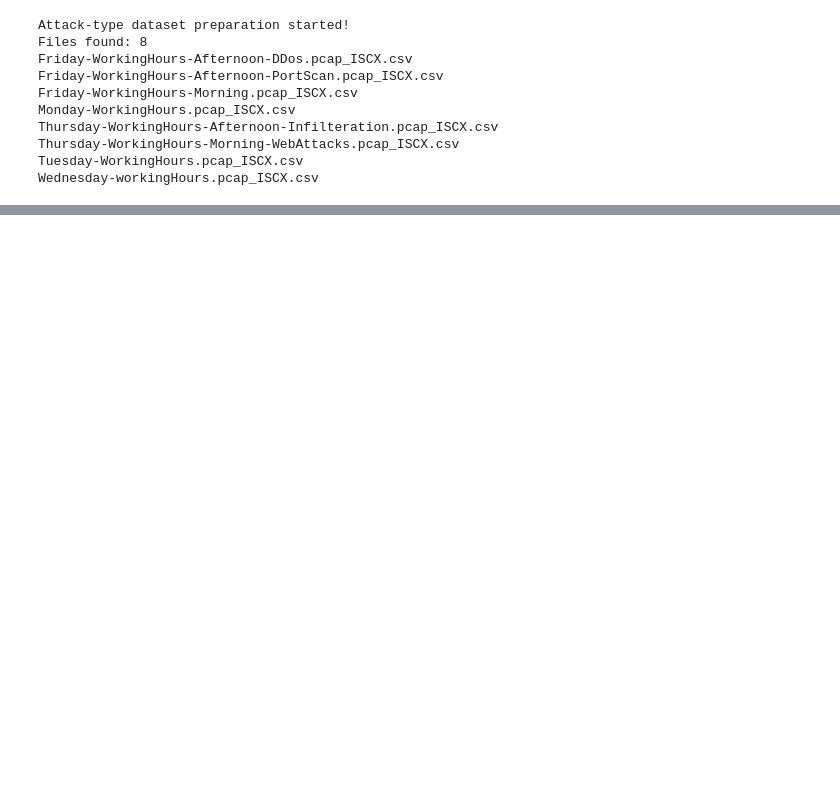
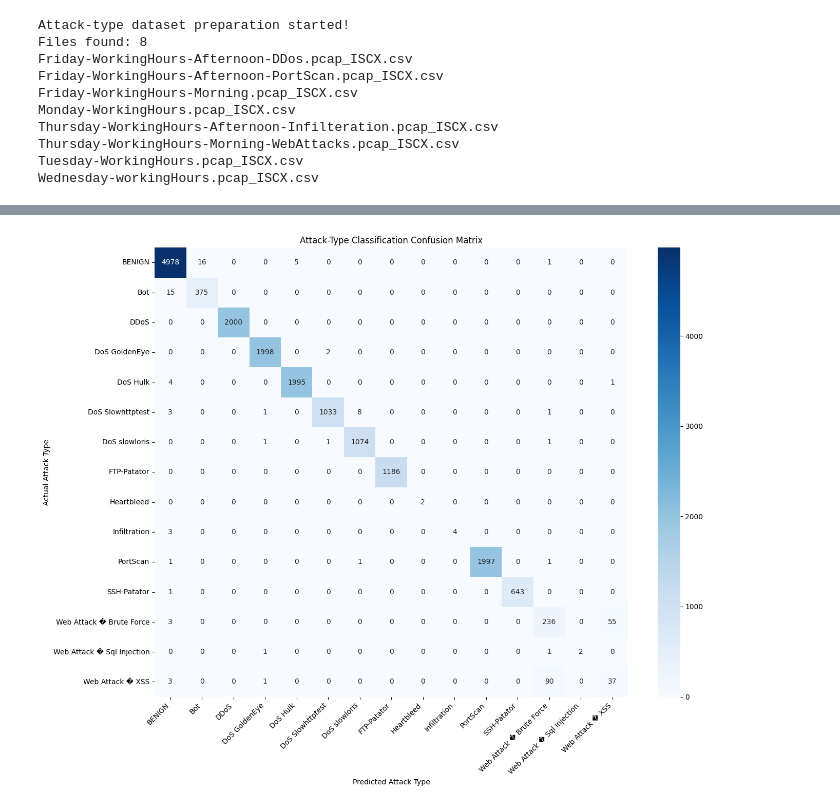
Before and after one commit to springboardmentor442n-coder/Network-Anomaly-Detection-and-Predictive-Intrusion-Monitoring-Platform, a Jupyter notebook: ml/notebooks/13_attack_type_dataset.ipynb, the cells around one changed output, grey strips where cells are left out. Saved outputs shown, nothing was run; the diff lists cells and outputs as text; code cells hidden in the pictures; blank space fills up the shorter version.

Commit message:
Update attack type classification notebook

```diff
--- a/ml/notebooks/13_attack_type_dataset.ipynb
+++ b/ml/notebooks/13_attack_type_dataset.ipynb
@@ -64,0 +487,19 @@ NameError: name 'processed_files' is not defined
+# %%
+from sklearn.preprocessing import LabelEncoder
+
+# Encode attack-type labels
+label_encoder = LabelEncoder()
+
+y_encoded = label_encoder.fit_transform(y_multiclass)
+
+print("=" * 60)
+print("ATTACK TYPE LABEL ENCODING")
+print("=" * 60)
+
+print("Number of classes:", len(label_encoder.classes_))
+
+print("\nClass mapping:")
+for number, label in enumerate(label_encoder.classes_):
+    print(number, "->", label)
+
+print("\nEncoded target shape:", y_encoded.shape)
@@ -64,0 +695,32 @@ NameError: name 'processed_files' is not defined
+# %%
+from sklearn.metrics import confusion_matrix
+import matplotlib.pyplot as plt
+import seaborn as sns
+
+# Create confusion matrix
+cm = confusion_matrix(
+    y_test,
+    y_pred,
+    labels=np.arange(len(label_encoder.classes_))
+)
+
+plt.figure(figsize=(14, 11))
+
+sns.heatmap(
+    cm,
+    annot=True,
+    fmt="d",
+    cmap="Blues",
+    xticklabels=label_encoder.classes_,
+    yticklabels=label_encoder.classes_
+)
+
+plt.title("Attack-Type Classification Confusion Matrix")
+plt.xlabel("Predicted Attack Type")
+plt.ylabel("Actual Attack Type")
+plt.xticks(rotation=45, ha="right")
+plt.yticks(rotation=0)
+plt.tight_layout()
+plt.show()
+# %% [output]
+[figure, added]
```
Also changed, not shown: parts of 15 cells of this notebook.
